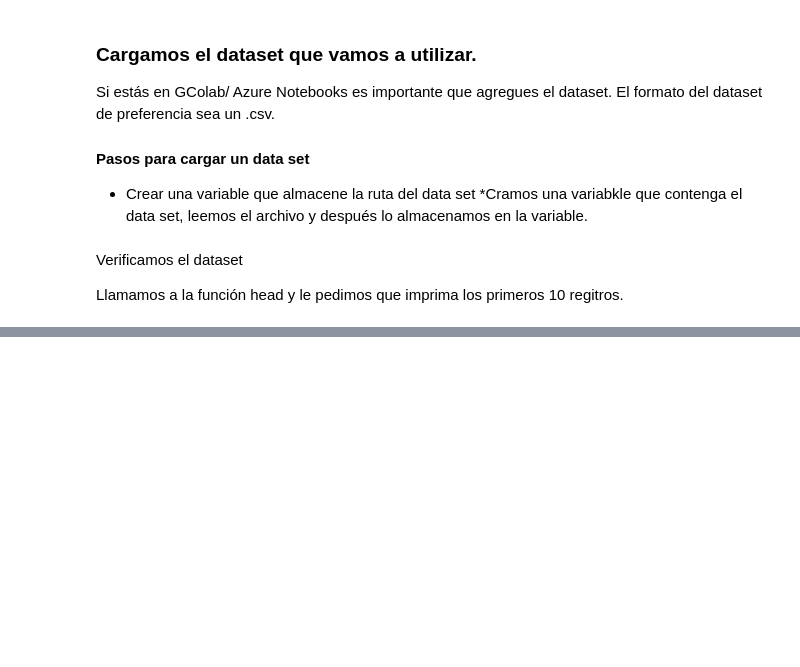
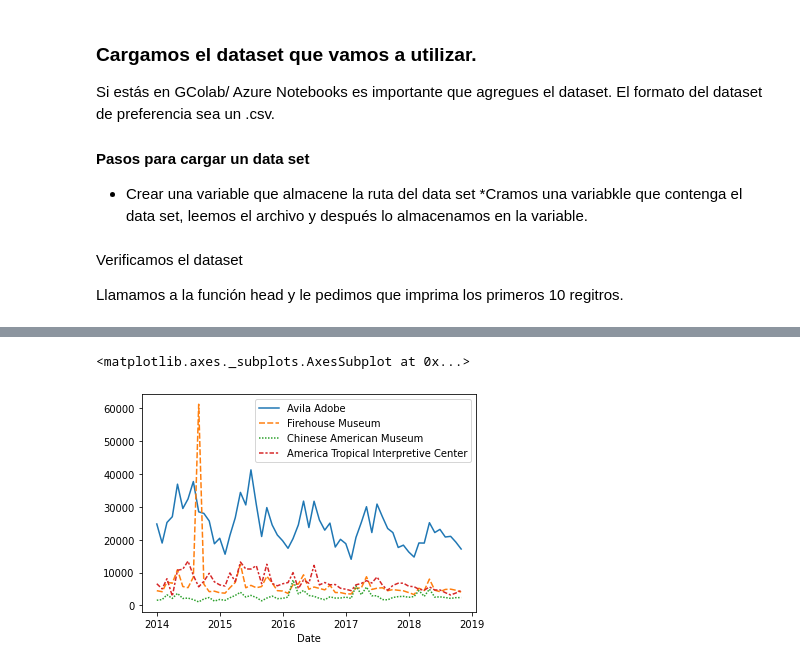
Before and after one commit to DulceMarinG/TallerData, a Jupyter notebook: Taller_de_Data.ipynb, the cells around one changed output, grey strips where cells are left out. Cells and saved outputs as stored; diff of their text form; code cells hidden in the pictures; blank space fills up the shorter version.

```diff
--- a/Taller_de_Data.ipynb
+++ b/Taller_de_Data.ipynb
@@ -49,0 +156,4 @@ Llamamos a la función head y le pedimos que imprima los primeros 10 regitros.
+# %%
+#Ruta del archivo/dtaset a utlizar
+museum_filepath = './museum_visitors.csv'
+museum_data = pd.read_csv(museum_filepath, index_col = 'Date', parse_dates =True)
@@ -49,0 +188,6 @@ Llamamos a la función head y le pedimos que imprima los primeros 10 regitros.
+# %%
+
+sns.lineplot(data=museum_data)
+# %% [output]
+<matplotlib.axes._subplots.AxesSubplot at 0x...>
+[figure, added]
```
Also changed, not shown: parts of 25 cells of this notebook.
